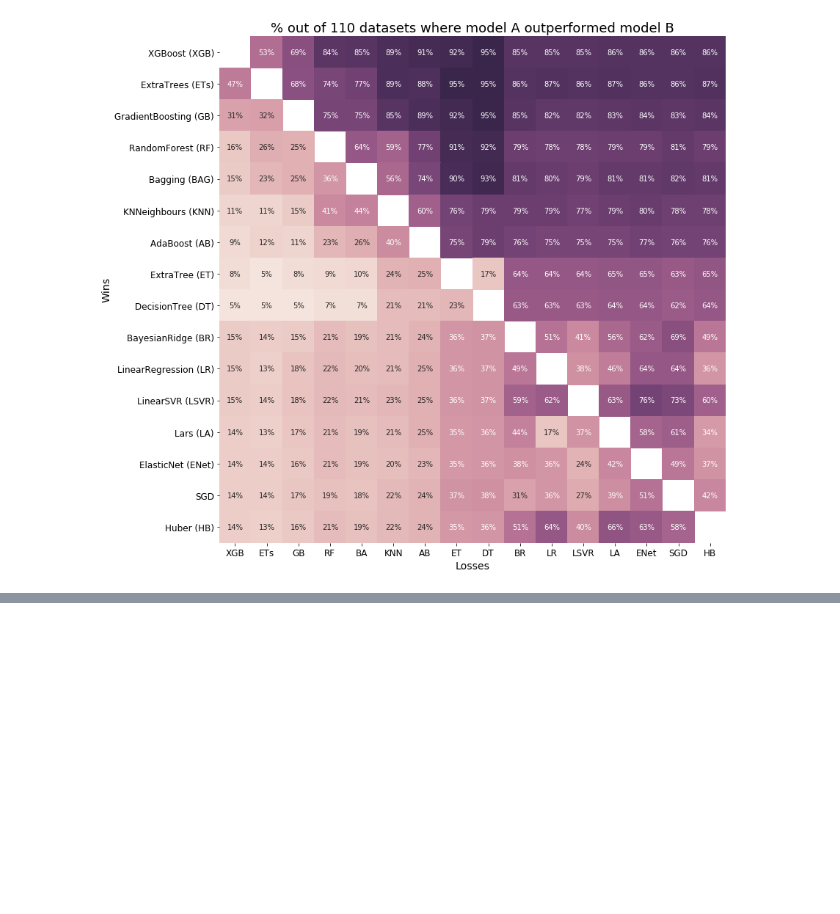
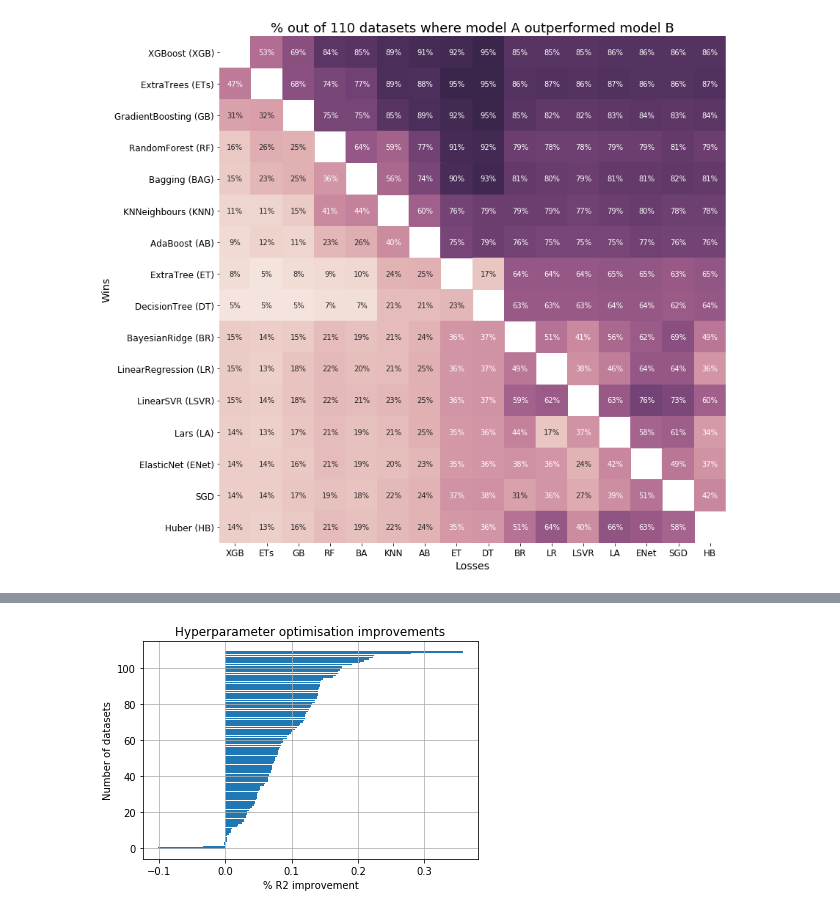
Before and after one commit to anuprulez/pmlb_regression, a Jupyter notebook: Regression_plots_paper.ipynb, the cells around one changed output, grey strips where cells are left out. Saved outputs shown, nothing was run; the diff lists cells and outputs as text; code cells hidden in the pictures; blank space fills up the shorter version.

Commit message:
Add per dataset improvement

```diff
--- a/Regression_plots_paper.ipynb
+++ b/Regression_plots_paper.ipynb
@@ -117,6 +117,8 @@ for x in range(n_clf):
         mask_matrix.append(x == y)
 mask_matrix = np.array(mask_matrix).reshape(n_clf, n_clf)
 
+rcParams['font.family'] = "Times New Roman"
+
 plt.figure(figsize=(12, 12))
 sb.heatmap(np.round((performance_datasets), 2), fmt='0.0%',
            mask=mask_matrix,
@@ -130,9 +132,92 @@ plt.ylabel('Wins', fontsize=14)
 plt.title('% out of ' + str(n_datasets) + ' datasets where model A outperformed model B', fontsize=18)
 h = plt.gcf()
 plt.tight_layout()
+plt.show()
+
+# plot average performance on datasets
+
 
 end_time = time.time()
 print('Total time taken: %d seconds' % int(end_time - start_time))
 # %% [output]
 Total time taken: 10 seconds
 [figure]
+# %%
+folder_name_tuning = "tuning/"
+folder_name_no_tuning = "no_tuning/"
+clf_names_dir_tuning = os.listdir(folder_name_tuning)
+clf_names_dir_no_tuning = os.listdir(folder_name_no_tuning)
+
+file_obj = open("file_names.txt", "r")
+dataset_names = file_obj.read()
+dataset_names = dataset_names.split("\n")
+
+clf_names_tuning = list()
+clf_mean_r2_tuning = list()
+r2_dict_tuning = dict()
+fit_time_dict_tuning = dict()
+
+print("Processing results for tuning ...")
+
+for clf in clf_names_dir_tuning:
+    data_path = folder_name_tuning + clf
+    files = [f for f in os.listdir(data_path)]
+    r2_scores = list()
+    common_fileset = list()
+    for f_name in files:
+        if f_name in dataset_names:
+            common_fileset.append(f_name)
+            f_path = data_path + "/" + f_name
+            df = pd.read_csv(f_path, sep="\t")
+            rank_test_score = df[df["rank_test_score"] == 1]
+            mean_test_score = rank_test_score["mean_test_score"]
+            r2_scores.append(mean_test_score.iloc[0])
+    clf_names_tuning.append(clf)
+    r2_dict_tuning[clf] = r2_scores
+    print("Mean R2 score for %s regressor: %s" % (clf, np.mean(r2_scores)))
+
+
+clf_names_no_tuning = list()
+clf_mean_r2_no_tuning = list()
+r2_dict_no_tuning = dict()
+fit_time_dict_no_tuning = dict()
+
+print("Processing results for no tuning ...")
+
+for clf in clf_names_dir_no_tuning:
+    data_path = folder_name_no_tuning + clf
+    files = [f for f in os.listdir(data_path)]
+    r2_scores = list()
+    for f_name in files:
+        if f_name in dataset_names:
+            f_path = data_path + "/" + f_name
+            df = pd.read_csv(f_path, sep="\t")
+            rank_test_score = df[df["rank_test_score"] == 1]
+            mean_test_score = rank_test_score["mean_test_score"]
+            r2_scores.append(mean_test_score.iloc[0])
+    clf_names_no_tuning.append(clf)
+    r2_dict_no_tuning[clf] = r2_scores
+    print("Mean R2 score for %s regressor: %s" % (clf, np.mean(r2_scores)))
+
+n_datasets = len(common_fileset)
+n_clf = len(clf_names_no_tuning)
+
+clf_datasets_perf = np.zeros(shape=(n_clf, n_datasets), dtype=float)
+
+for x, clf in enumerate(clf_names_no_tuning):
+    tuning_perf = r2_dict_tuning[clf]
+    no_tuning_perf = r2_dict_no_tuning[clf]
+    diff = [(a-b) for a,b in zip(tuning_perf, no_tuning_perf)]
+    clf_datasets_perf[x] = diff
+
+mean_perf_datasets = np.mean(clf_datasets_perf, axis=0)
+
+plt.figure()
+y_pos = np.arange(n_datasets)
+plt.barh(y_pos, sorted(mean_perf_datasets))
+plt.xlabel('% R2 improvement')
+plt.ylabel('Number of datasets')
+plt.title('Hyperparameter optimisation improvements')
+plt.grid(True)
+plt.show()
+# %% [output]
@@ -138,0 +241 @@ Total time taken: 10 seconds
+[figure, added]
```
Also changed, not shown: parts of 1 cell of this notebook.
